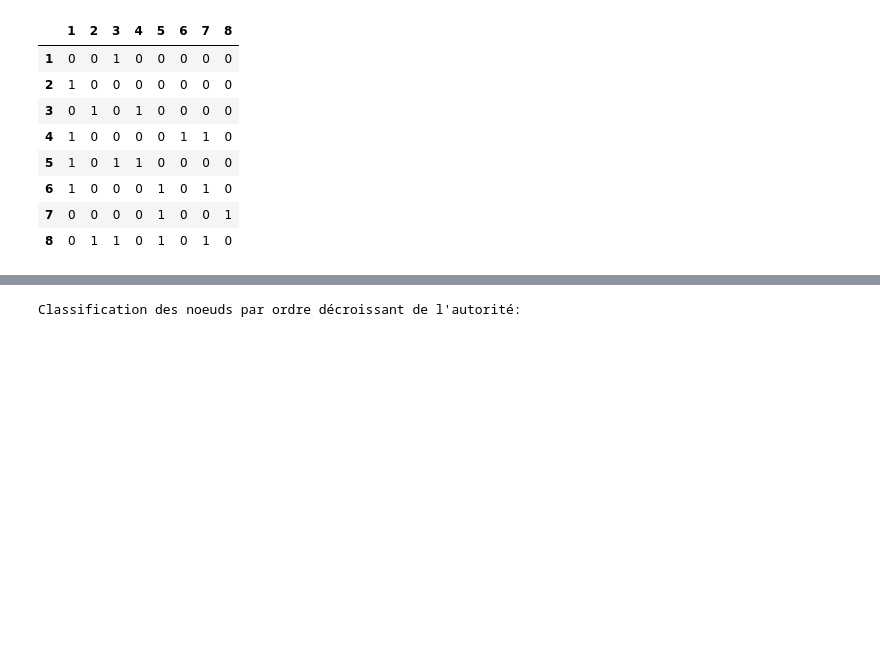
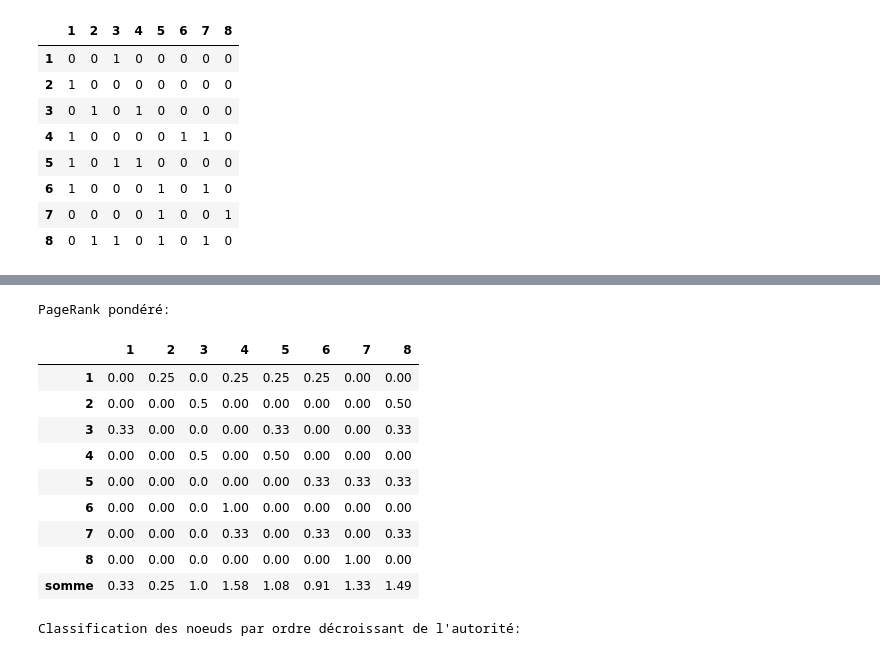
Before and after one commit to GuechtouliAnis/College-Projects, a Jupyter notebook: ARS/TP2.ipynb, the cells around one changed output, grey strips where cells are left out. Cells and saved outputs as stored; diff of their text form; code cells hidden in the pictures; blank space fills up the shorter version.

```diff
--- a/ARS/TP2.ipynb
+++ b/ARS/TP2.ipynb
@@ -490,3 +507,32 @@ adj_matrix_A_transpose
+# %%
+# PageRank pondéré
+# On calcule la somme des aretes sortantes de chaque sommet
+sums = df_adj_A.sum(axis=1)
+adj_A_p = df_adj_A.copy()
+adj_A_p['somme'] = sums
+# On divise chaque arete par la somme des aretes sortantes
+# pour obtenir le PageRank pondéré
+adj_A_p = adj_A_p.div(adj_A_p['somme'], axis=0)
+adj_A_p = adj_A_p.drop(columns='somme')
+adj_A_p = adj_A_p.round(2)
+# On calcule la somme des PageRank pondérés de chaque sommet
+sums = adj_A_p.sum(axis=0)
+# On ajoute la ligne somme
+adj_A_p.loc['somme'] = sums
+print('PageRank pondéré:')
+adj_A_p
+# %% [output]
+PageRank pondéré:
+|  | 1 | 2 | 3 | 4 | 5 | 6 | 7 | 8 |
+| 1 | 0.00 | 0.25 | 0.0 | 0.25 | 0.25 | 0.25 | 0.00 | 0.00 |
+| 2 | 0.00 | 0.00 | 0.5 | 0.00 | 0.00 | 0.00 | 0.00 | 0.50 |
+| 3 | 0.33 | 0.00 | 0.0 | 0.00 | 0.33 | 0.00 | 0.00 | 0.33 |
+| 4 | 0.00 | 0.00 | 0.5 | 0.00 | 0.50 | 0.00 | 0.00 | 0.00 |
+| 5 | 0.00 | 0.00 | 0.0 | 0.00 | 0.00 | 0.33 | 0.33 | 0.33 |
+| 6 | 0.00 | 0.00 | 0.0 | 1.00 | 0.00 | 0.00 | 0.00 | 0.00 |
+| 7 | 0.00 | 0.00 | 0.0 | 0.33 | 0.00 | 0.33 | 0.00 | 0.33 |
+| 8 | 0.00 | 0.00 | 0.0 | 0.00 | 0.00 | 0.00 | 1.00 | 0.00 |
+| somme | 0.33 | 0.25 | 1.0 | 1.58 | 1.08 | 0.91 | 1.33 | 1.49 |
 # %%
 # 5. Application de algorithme de HITS pour afficher les noeuds par ordre décroissant
 # a. de l'autorité
```
Also changed, not shown: parts of 2 cells of this notebook.
